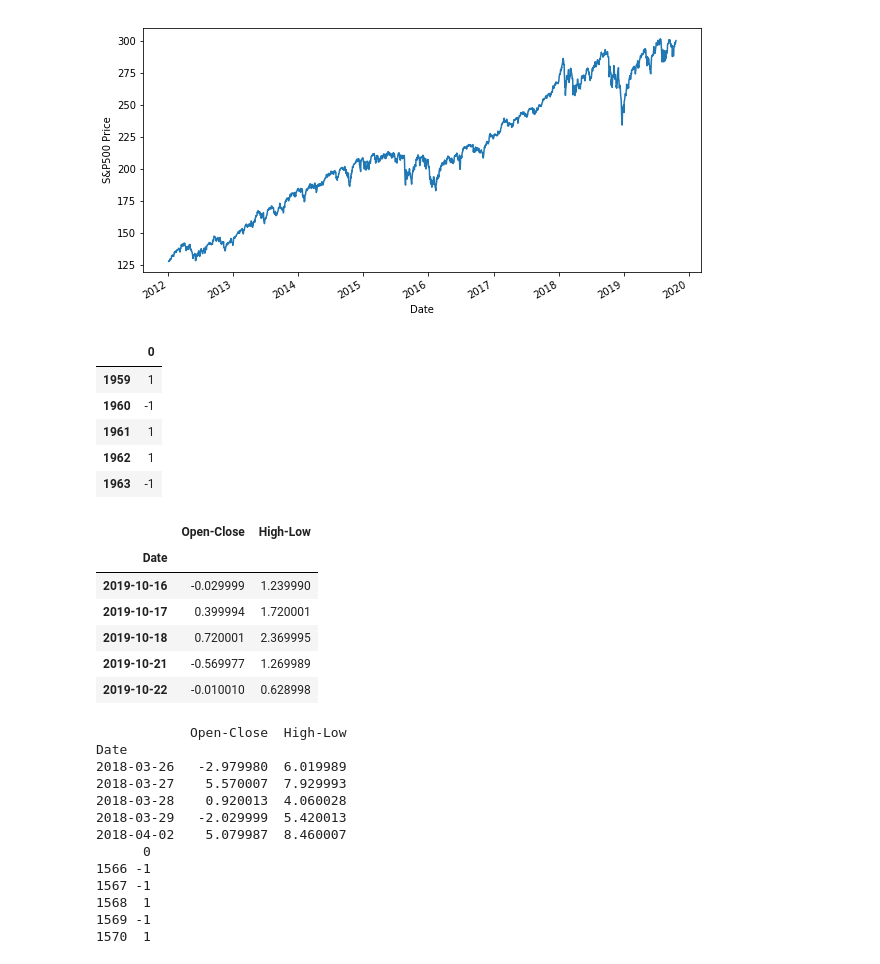
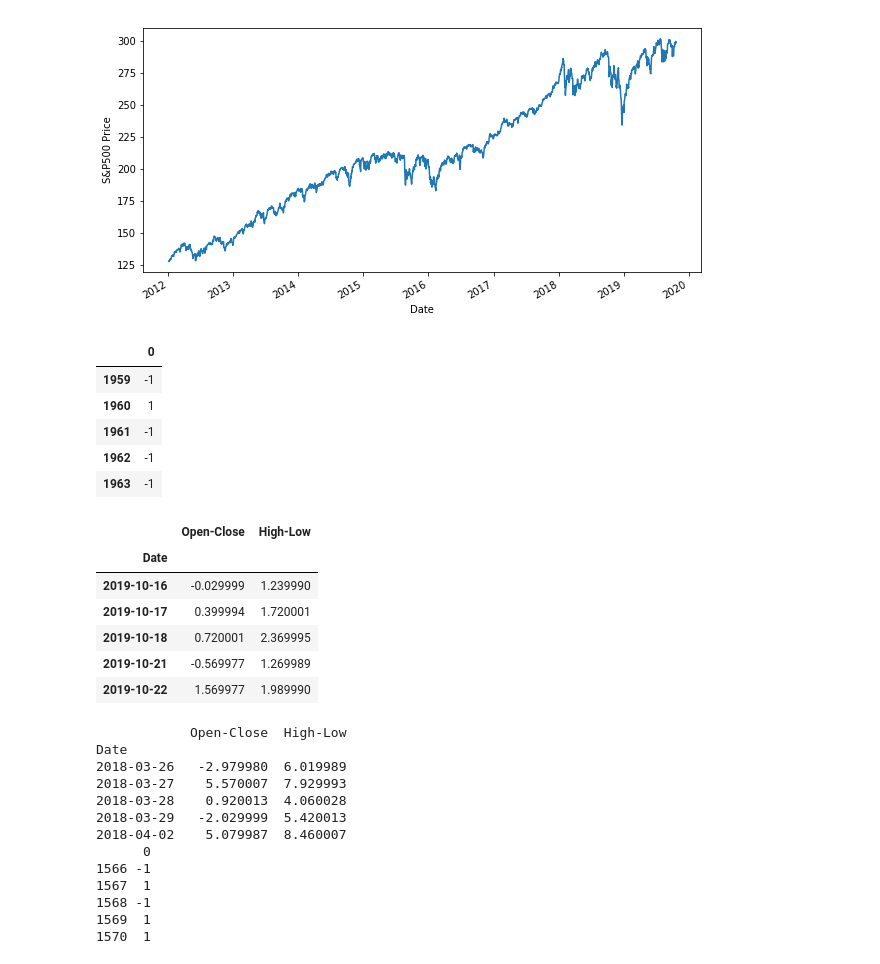
Before and after one commit to ferlucio2019/ejemplo2, a Jupyter notebook: primer_modelo.ipynb, the cells around one changed output. Saved outputs shown, nothing was run; the diff lists cells and outputs as text; code cells hidden in the pictures.

```diff
--- a/primer_modelo.ipynb
+++ b/primer_modelo.ipynb
@@ -54,17 +54,17 @@ You should consider upgrading via the 'pip install --upgrade pip' command.
 [figure]
 # %%
 # Variable a estimar
-Df['Return3'] = np.log(Df.Close.shift(-1) / Df.Close)
+Df['Return3'] = np.log(Df.Close.shift(-2) / Df.Close.shift(-1))
 y = pd.DataFrame(np.where(Df['Return3']> 0,1,-1))
 #y=y.shift(-1)
 y=y.fillna(0)
 y.tail()
 # %% [output]
 |  | 0 |
-| 1959 | 1 |
-| 1960 | -1 |
-| 1961 | 1 |
-| 1962 | 1 |
+| 1959 | -1 |
+| 1960 | 1 |
+| 1961 | -1 |
+| 1962 | -1 |
 | 1963 | -1 |
 # %%
 # Creaación de Features
@@ -87,7 +87,7 @@ Date
 | 2019-10-17 | 0.399994 | 1.720001 |
 | 2019-10-18 | 0.720001 | 2.369995 |
 | 2019-10-21 | -0.569977 | 1.269989 |
-| 2019-10-22 | -0.010010 | 0.628998 |
+| 2019-10-22 | 1.569977 | 1.989990 |
 # %%
 # Split la muestra entre InSample y OutSample
     split_percentage = 0.8
@@ -126,9 +126,9 @@ Date
 2018-04-02    5.079987  8.460007
       0
 1566 -1
-1567 -1
-1568  1
-1569 -1
+1567  1
+1568 -1
+1569  1
 1570  1
 # %%
 #Creamos el modelo
```
Also changed, not shown: parts of 6 cells of this notebook.
